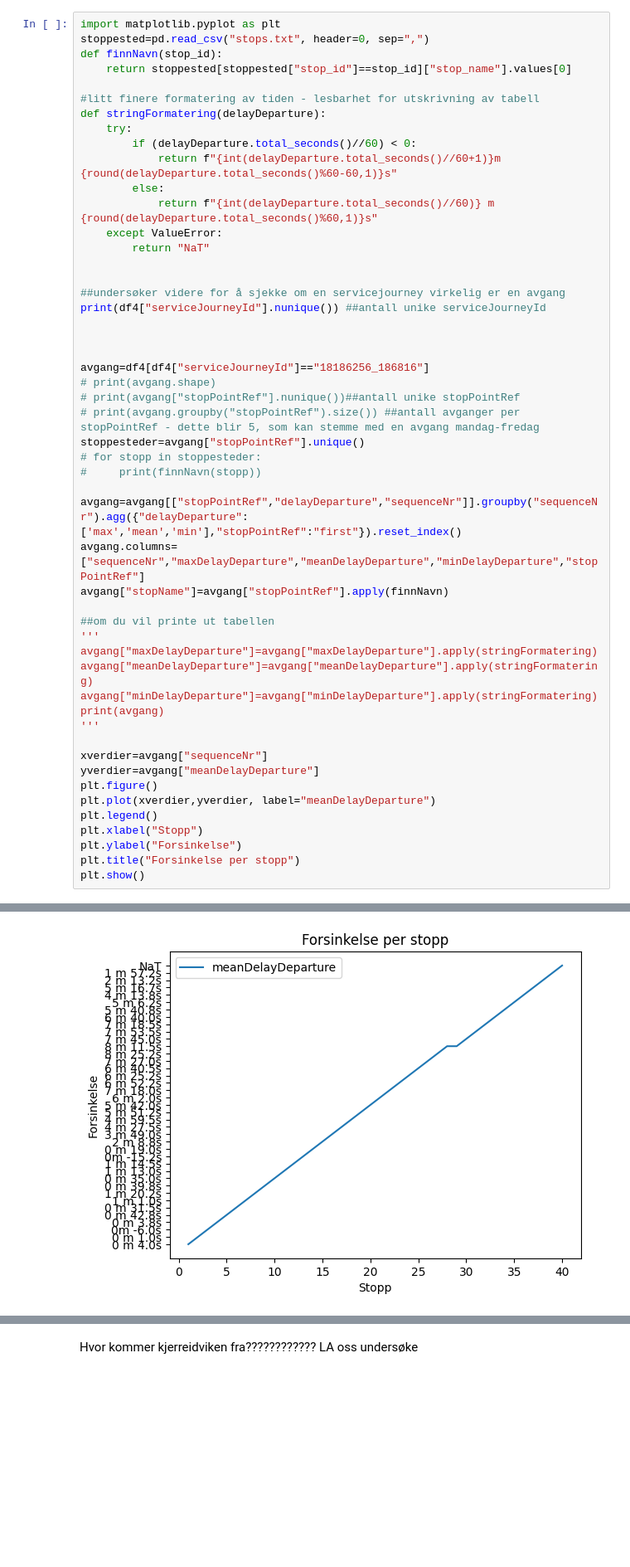
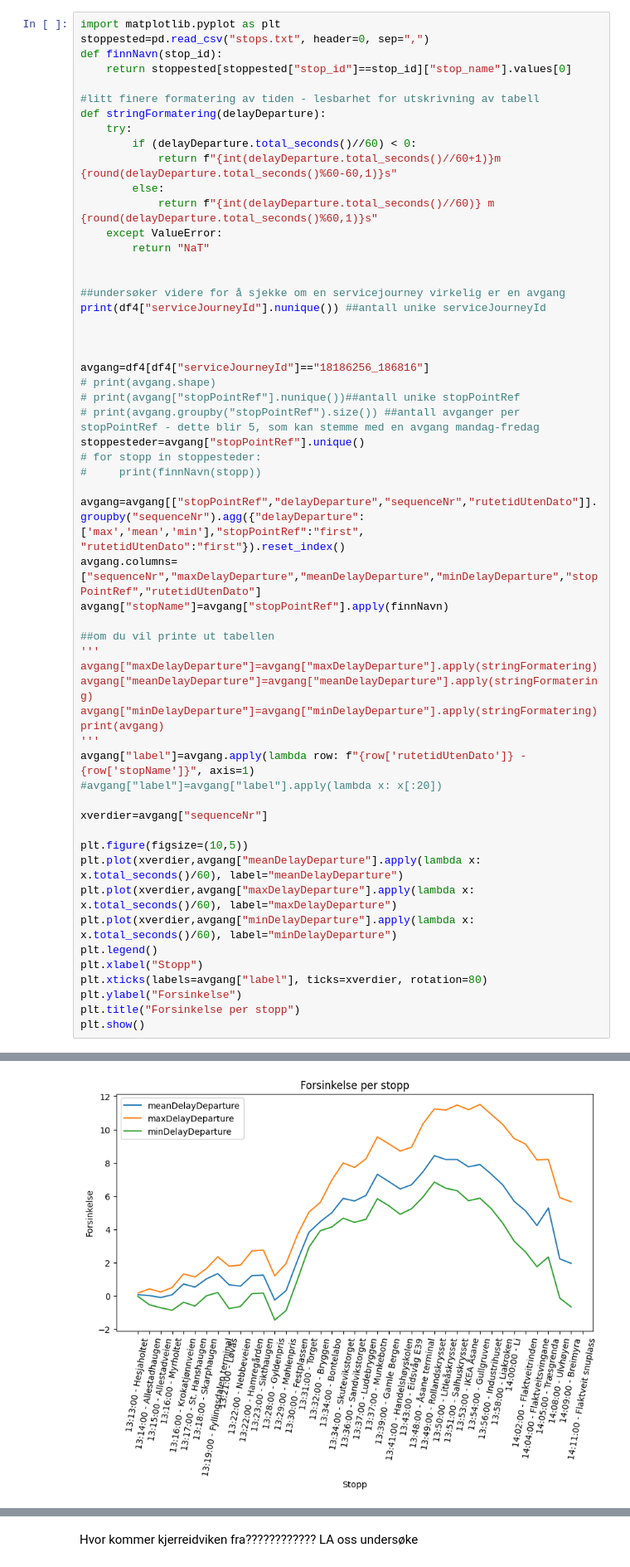
Before and after one commit to emiilimi/emiliesBussprosjekt, a Jupyter notebook: databehandlingsprosjekt/4eren.ipynb, the cells around one changed output, grey strips where cells are left out. Shown at 83% size. Saved outputs shown, nothing was run; the diff lists cells and outputs as text; blank space fills up the shorter version.

Commit message:
Mindre endringer i 4eren notebook og md fil
gøy plotting!!

```diff
--- a/databehandlingsprosjekt/4eren.ipynb
+++ b/databehandlingsprosjekt/4eren.ipynb
@@ -115,39 +115,44 @@ def stringFormatering(delayDeparture):
 print(df4["serviceJourneyId"].nunique()) ##antall unike serviceJourneyId
 
 
 
 avgang=df4[df4["serviceJourneyId"]=="18186256_186816"]
 # print(avgang.shape)
 # print(avgang["stopPointRef"].nunique())##antall unike stopPointRef
 # print(avgang.groupby("stopPointRef").size()) ##antall avganger per stopPointRef - dette blir 5, som kan stemme med en avgang mandag-fredag
 stoppesteder=avgang["stopPointRef"].unique()
 # for stopp in stoppesteder:
 #     print(finnNavn(stopp))
 
-avgang=avgang[["stopPointRef","delayDeparture","sequenceNr"]].groupby("sequenceNr").agg({"delayDeparture":['max','mean','min'],"stopPointRef":"first"}).reset_index()
-avgang.columns=["sequenceNr","maxDelayDeparture","meanDelayDeparture","minDelayDeparture","stopPointRef"]
+avgang=avgang[["stopPointRef","delayDeparture","sequenceNr","rutetidUtenDato"]].groupby("sequenceNr").agg({"delayDeparture":['max','mean','min'],"stopPointRef":"first", "rutetidUtenDato":"first"}).reset_index()
+avgang.columns=["sequenceNr","maxDelayDeparture","meanDelayDeparture","minDelayDeparture","stopPointRef","rutetidUtenDato"]
 avgang["stopName"]=avgang["stopPointRef"].apply(finnNavn)
 
 ##om du vil printe ut tabellen
 '''
 avgang["maxDelayDeparture"]=avgang["maxDelayDeparture"].apply(stringFormatering)
 avgang["meanDelayDeparture"]=avgang["meanDelayDeparture"].apply(stringFormatering)
 avgang["minDelayDeparture"]=avgang["minDelayDeparture"].apply(stringFormatering)
 print(avgang)
 '''
+avgang["label"]=avgang.apply(lambda row: f"{row['rutetidUtenDato']} - {row['stopName']}", axis=1)
+#avgang["label"]=avgang["label"].apply(lambda x: x[:20])
 
 xverdier=avgang["sequenceNr"]
-yverdier=avgang["meanDelayDeparture"]
-plt.figure()
-plt.plot(xverdier,yverdier, label="meanDelayDeparture")
+
+plt.figure(figsize=(10,5))
+plt.plot(xverdier,avgang["meanDelayDeparture"].apply(lambda x: x.total_seconds()/60), label="meanDelayDeparture")
+plt.plot(xverdier,avgang["maxDelayDeparture"].apply(lambda x: x.total_seconds()/60), label="maxDelayDeparture")
+plt.plot(xverdier,avgang["minDelayDeparture"].apply(lambda x: x.total_seconds()/60), label="minDelayDeparture")
 plt.legend()
 plt.xlabel("Stopp")
+plt.xticks(labels=avgang["label"], ticks=xverdier, rotation=80)
 plt.ylabel("Forsinkelse")
 plt.title("Forsinkelse per stopp")
 plt.show()
 # %% [output]
 492
-[figure, old version]
+[figure, new version]
 # %%
 df3=df4.copy()
 
```
Also changed, not shown: 1 other file.
